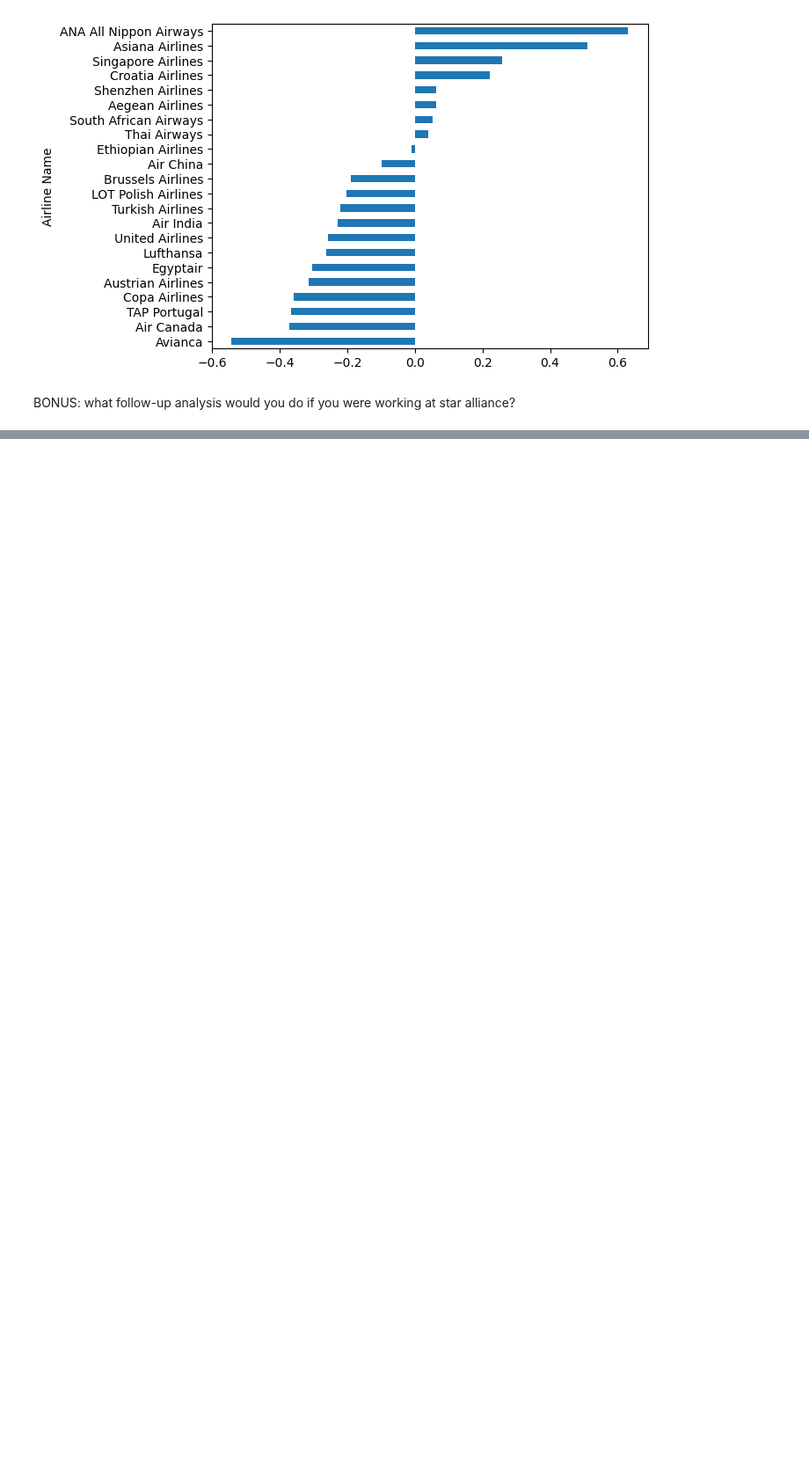
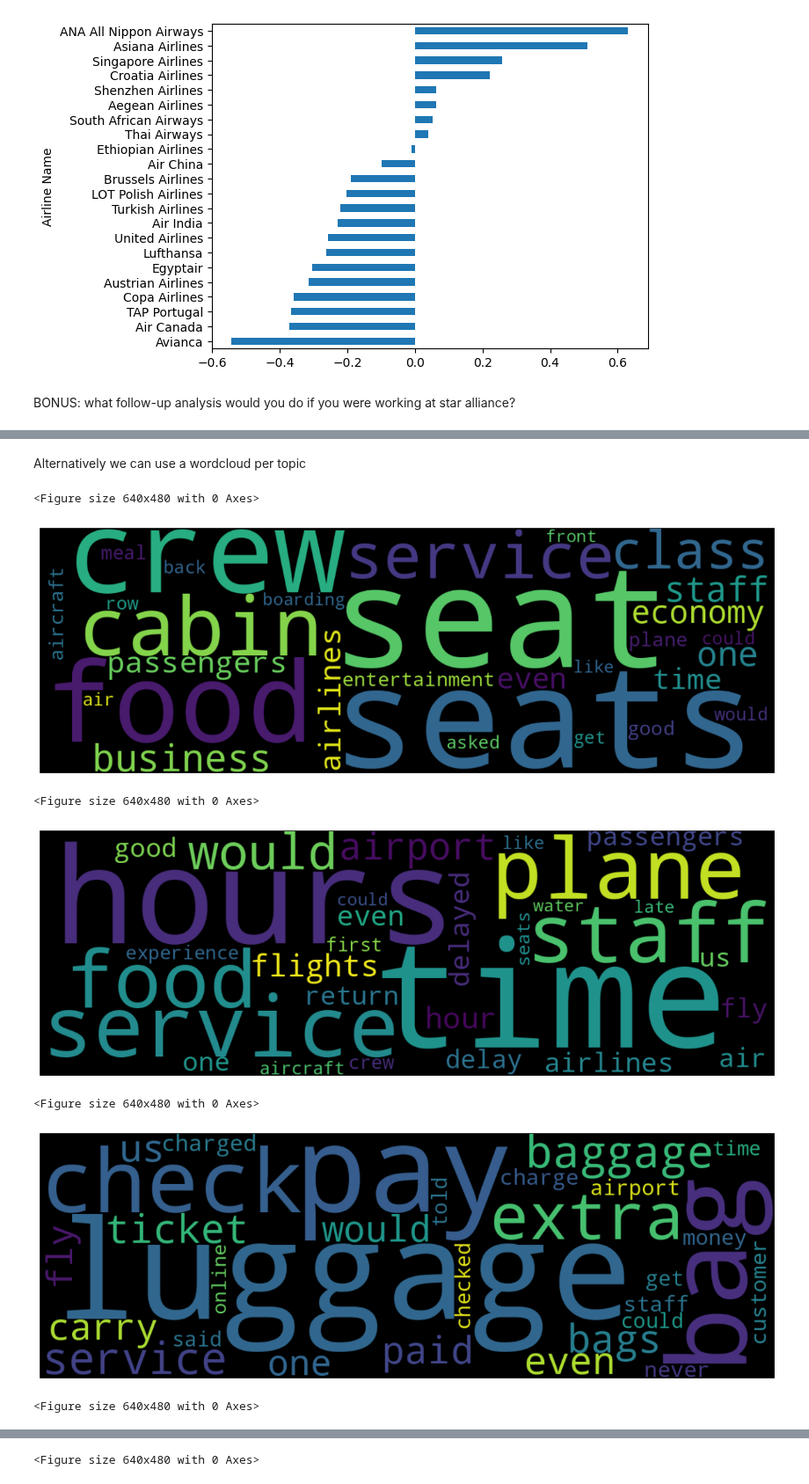
Before and after one commit to ciri/iese-dsfb, a Jupyter notebook: notebooks/400-Airline-Text-Analytics.ipynb, the cells around one changed output, grey strips where cells are left out. Shown at 88% size. Saved outputs shown, nothing was run; the diff lists cells and outputs as text; code cells hidden in the pictures; blank space fills up the shorter version.

Commit message:
updated airline case

```diff
--- a/notebooks/400-Airline-Text-Analytics.ipynb
+++ b/notebooks/400-Airline-Text-Analytics.ipynb
@@ -436,0 +439,25 @@ BONUS: what follow-up analysis would you do if you were working at star alliance
+# %%
+from nltk.corpus import stopwords
+from nltk.tokenize import word_tokenize
+from gensim.corpora import Dictionary
+from gensim.models import LdaModel
+
+# Tokenize and clean just the reviews of people who did NOT recommend the airline.
+sample = df[df.Recommended == 'no']
+texts  = sample.Review.str.lower().apply(word_tokenize)
+
+# I am not interested in stopwords or overly generic words so we filter them out here.
+stop = set(stopwords.words('english') + ['flight','airline'])
+filtered_texts = [[w for w in doc if w.isalpha() and w not in stop] for doc in texts]
+
+# Create dictionary and corpus
+dictionary = Dictionary(filtered_texts)
+corpus = [dictionary.doc2bow(text) for text in filtered_texts]
+
+# LDA model
+lda = LdaModel(corpus=corpus, id2word=dictionary, num_topics=5, random_state=42)
+
+# Print topics
+topics = lda.print_topics(num_words=5)
+for i, topic in topics:
+    print(f"Topic {i}: {topic}")
@@ -436,0 +470,22 @@ BONUS: what follow-up analysis would you do if you were working at star alliance
+# %% [markdown]
+Alternatively we can use a wordcloud per topic
+# %%
+from wordcloud import WordCloud
+
+for i in range(lda.num_topics):
+    plt.figure()
+    topic_words = dict(lda.show_topic(i, 30))
+    wc = WordCloud(width=1200, height=400).generate_from_frequencies(topic_words)
+
+    plt.figure(figsize=(15, 5))
+    plt.imshow(wc, interpolation='bilinear')
+    plt.axis('off');
+    plt.show();
+# %% [output]
+<Figure size 640x480 with 0 Axes>
+[figure, added]
+<Figure size 640x480 with 0 Axes>
+[figure, added]
+<Figure size 640x480 with 0 Axes>
+[figure, added]
+<Figure size 640x480 with 0 Axes>
@@ -436,0 +493 @@ BONUS: what follow-up analysis would you do if you were working at star alliance
+<Figure size 640x480 with 0 Axes>
```
Also changed, not shown: parts of 27 cells of this notebook, 2 other files.
